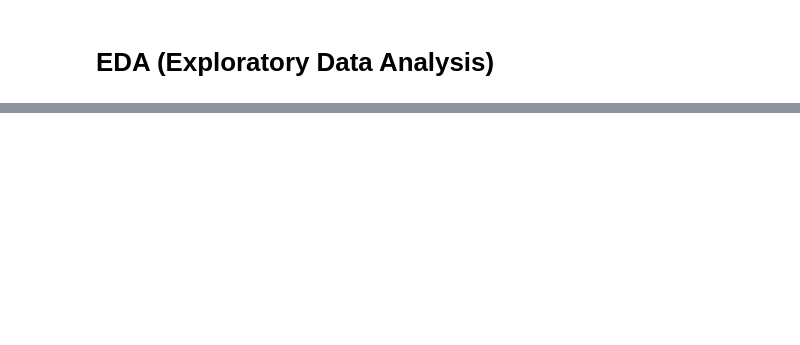
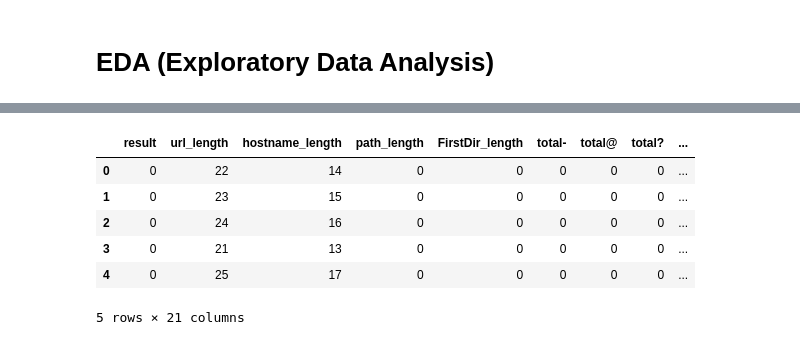
Before and after one commit to abhinsh/PhishingDetection, a Jupyter notebook: abhi_phishing.ipynb, the cells around one changed output, grey strips where cells are left out. Cells and saved outputs as stored; diff of their text form; code cells hidden in the pictures; blank space fills up the shorter version.

```diff
--- a/abhi_phishing.ipynb
+++ b/abhi_phishing.ipynb
@@ -326,0 +341,13 @@ sns.heatmap(corrmat, square=True, annot = True, annot_kws={'size':10})
+# %%
+# remove unwanted columns
+df_ml.drop(['Unnamed: 0','url','label'], axis=1, inplace=True)
+# %%
+df_ml.head()
+# %% [output]
+|  | result | url_length | hostname_length | path_length | FirstDir_length | total- | total@ | total? | ... |
+| 0 | 0 | 22 | 14 | 0 | 0 | 0 | 0 | 0 | ... |
+| 1 | 0 | 23 | 15 | 0 | 0 | 0 | 0 | 0 | ... |
+| 2 | 0 | 24 | 16 | 0 | 0 | 0 | 0 | 0 | ... |
+| 3 | 0 | 21 | 13 | 0 | 0 | 0 | 0 | 0 | ... |
+| 4 | 0 | 25 | 17 | 0 | 0 | 0 | 0 | 0 | ... |
+5 rows × 21 columns
```
Also changed, not shown: parts of 17 cells of this notebook.
